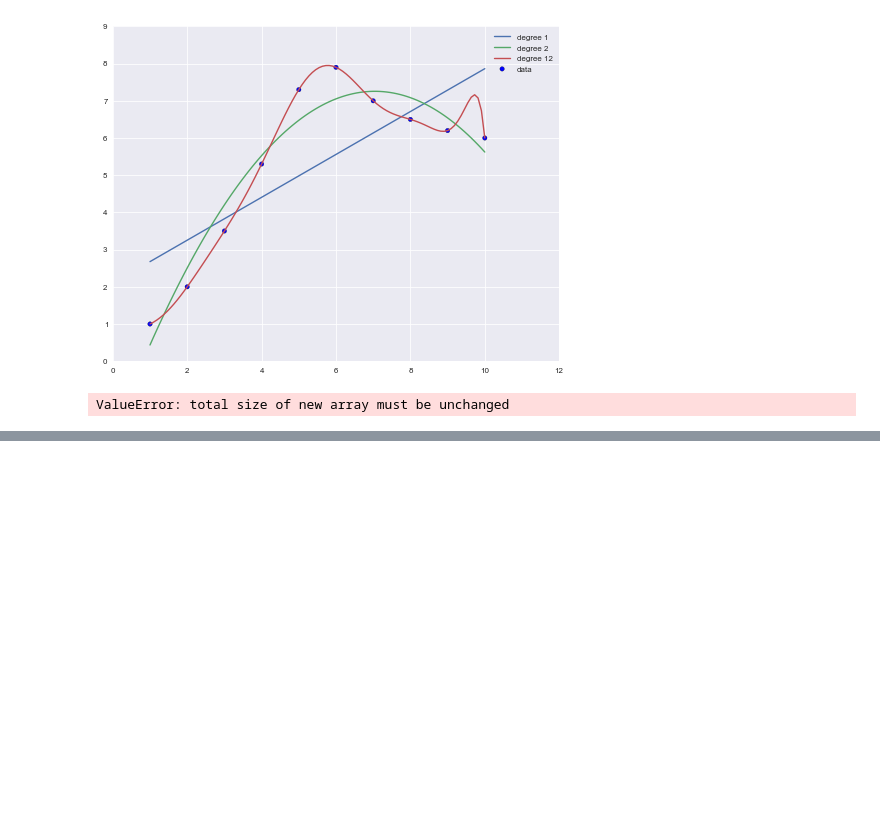
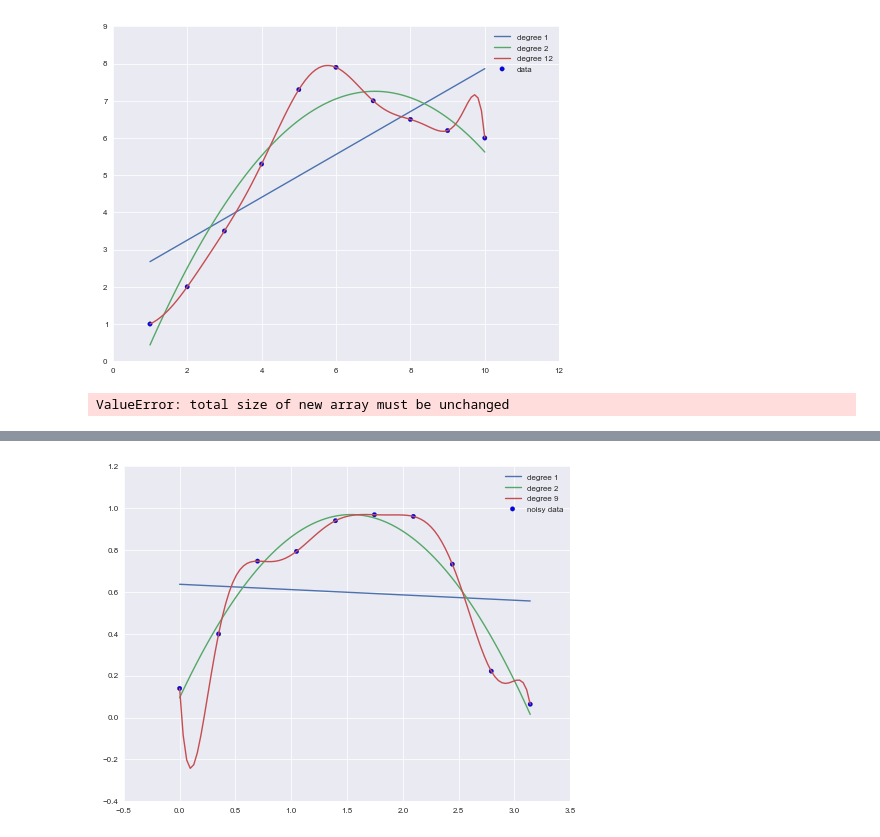
Before and after one commit to Thrinduil/exjobb, a Jupyter notebook: Housing example.ipynb, the cells around one changed output, grey strips where cells are left out. Cells and saved outputs as stored; diff of their text form; code cells hidden in the pictures; blank space fills up the shorter version.

```diff
--- a/Housing example.ipynb
+++ b/Housing example.ipynb
@@ -114,0 +137,16 @@ ValueError: total size of new array must be unchanged
+# %%
+from sklearn.linear_model import LinearRegression
+sns.set_context("paper")
+plt.figure(figsize=(8, 6))
+sin_x_long = np.linspace(0, np.pi, num=100)
+plt.scatter(sin_x, sin_y_noise, label="noisy data")
+for degree in [1, 2, 9]:
+    model = make_pipeline(PolynomialFeatures(degree), LinearRegression())
+    model.fit(sin_x.reshape(10,1), sin_y_noise)
+    sin_y_long = model.predict(sin_x_long.reshape(100,1))
+    plt.plot(sin_x_long, sin_y_long, label="degree %d" % degree)
+    #plt.plot(sin_x_long, np.sin(sin_x_long), label="True pattern")
+plt.legend(loc='best')
+plt.savefig('../figures/bias_vs_variance.pdf', bbox_inches='tight')
+# %% [output]
+[figure, added]
```
Also changed, not shown: parts of 6 cells of this notebook, 4 other files.
